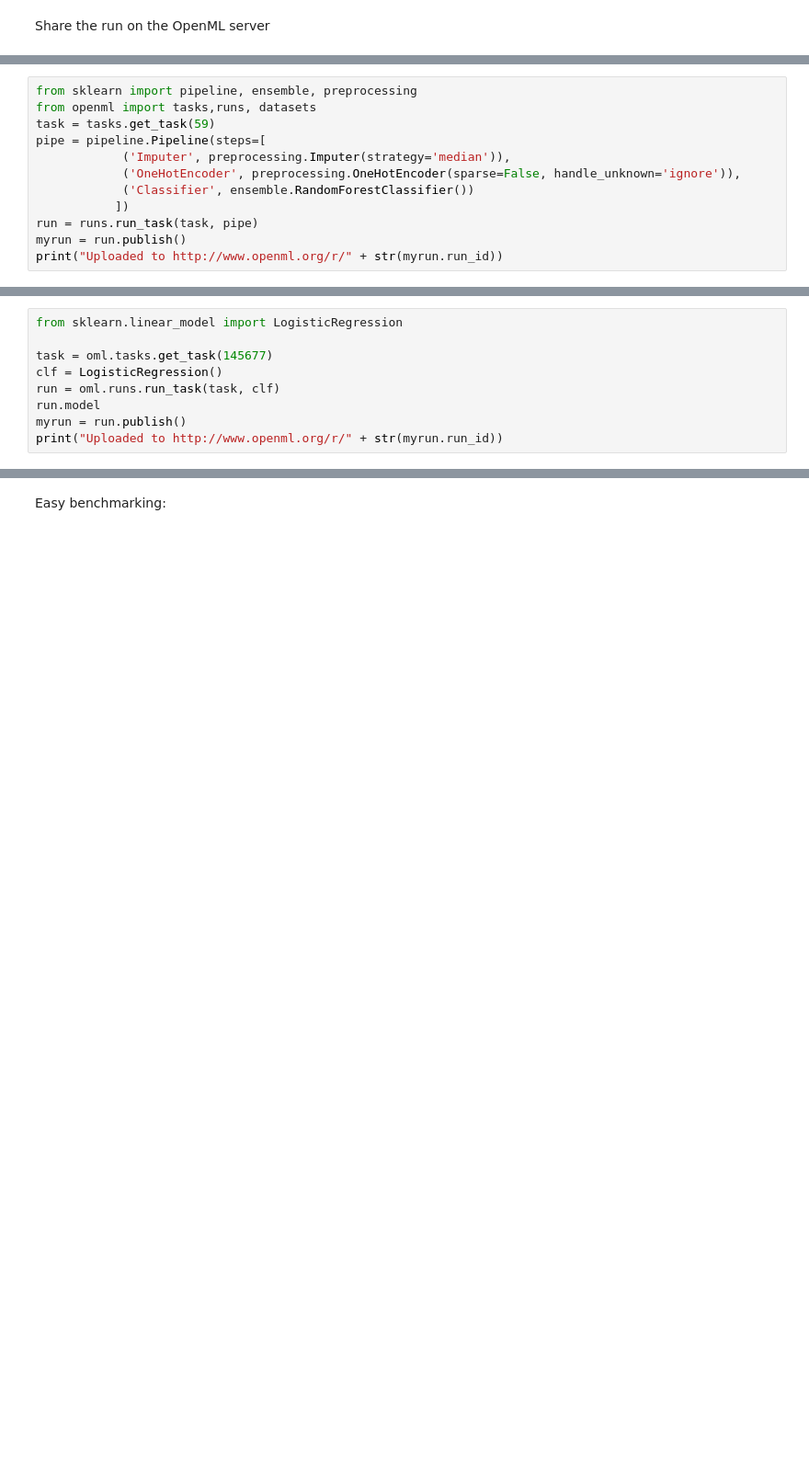
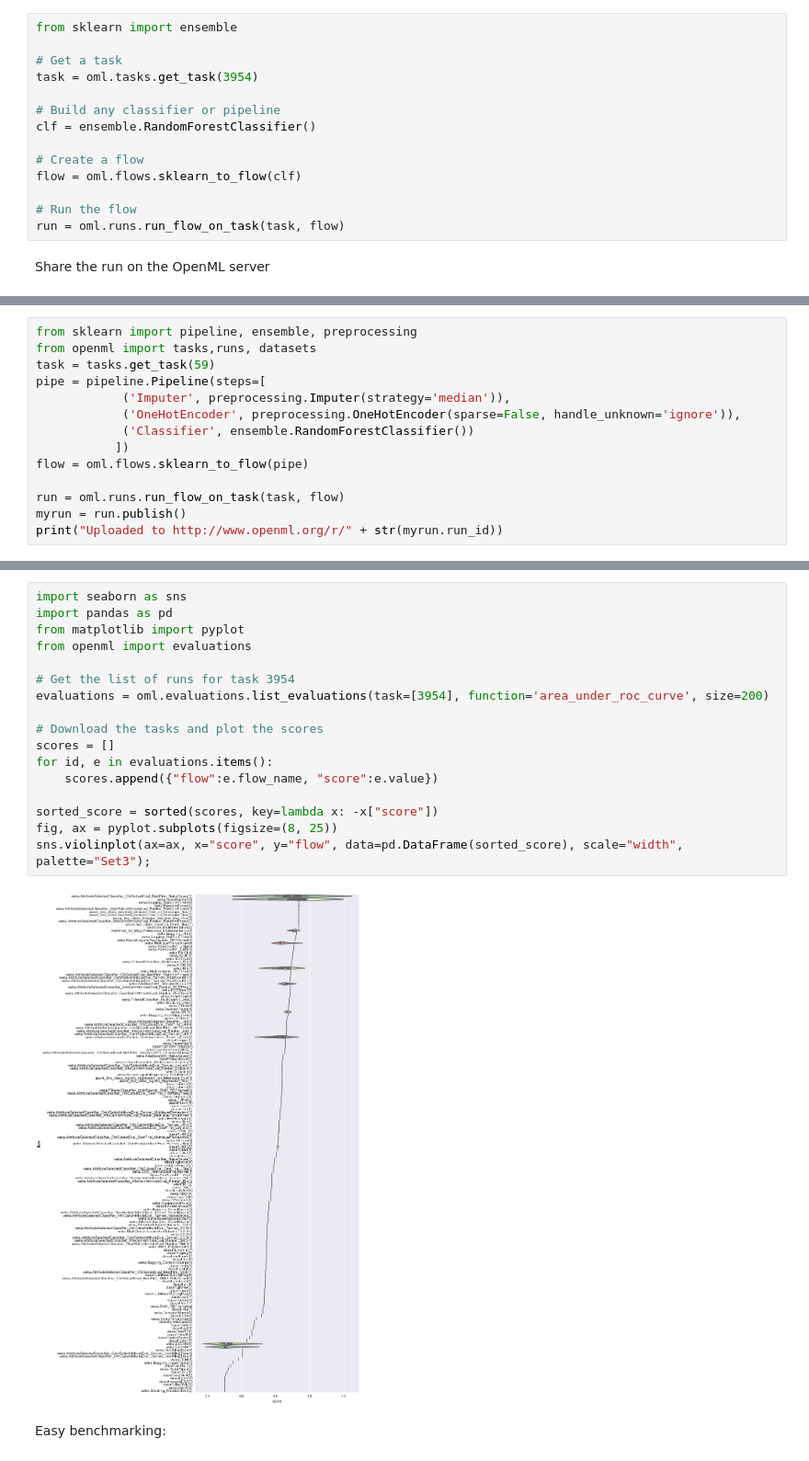
Before and after one commit to joaquinvanschoren/ML-intro, a Jupyter notebook: 00 Tutorial 2a - OpenML.ipynb, the cells around one changed output, grey strips where cells are left out. Shown at 92% size. Cells and saved outputs as stored; diff of their text form; blank space fills up the shorter version.

```diff
--- a/00 Tutorial 2a - OpenML.ipynb
+++ b/00 Tutorial 2a - OpenML.ipynb
@@ -337,3 +272,17 @@ KNeighborsClassifier(algorithm='auto', leaf_size=30, metric='minkowski',
+# %%
+from sklearn import ensemble
+
+# Get a task
+task = oml.tasks.get_task(3954)
+
+# Build any classifier or pipeline
+clf = ensemble.RandomForestClassifier()
+
+# Create a flow
+flow = oml.flows.sklearn_to_flow(clf)
+
+# Run the flow
+run = oml.runs.run_flow_on_task(task, flow)
 # %% [markdown]
 Share the run on the OpenML server
 # %%
@@ -352,7 +302,9 @@ pipe = pipeline.Pipeline(steps=[
             ('OneHotEncoder', preprocessing.OneHotEncoder(sparse=False, handle_unknown='ignore')),
             ('Classifier', ensemble.RandomForestClassifier())
            ])
-run = runs.run_task(task, pipe)
+flow = oml.flows.sklearn_to_flow(pipe)
+
+run = oml.runs.run_flow_on_task(task, flow)
 myrun = run.publish()
 print("Uploaded to http://www.openml.org/r/" + str(myrun.run_id))
 # %% [output]
@@ -363,9 +311,0 @@ Train any model on any OpenML dataset and upload to OpenML in a few lines of cod
-# %%
-from sklearn.linear_model import LogisticRegression
-
-task = oml.tasks.get_task(145677)
-clf = LogisticRegression()
-run = oml.runs.run_task(task, clf)
-run.model
-myrun = run.publish()
-print("Uploaded to http://www.openml.org/r/" + str(myrun.run_id))
@@ -387,3 +315,22 @@ We'll see many machine learning algorithms in this course. Try to build the best
+# %%
+import seaborn as sns
+import pandas as pd
+from matplotlib import pyplot
+from openml import evaluations
+
+# Get the list of runs for task 3954
+evaluations = oml.evaluations.list_evaluations(task=[3954], function='area_under_roc_curve', size=200)
+
+# Download the tasks and plot the scores
+scores = []
+for id, e in evaluations.items():
+    scores.append({"flow":e.flow_name, "score":e.value})
+
+sorted_score = sorted(scores, key=lambda x: -x["score"])
+fig, ax = pyplot.subplots(figsize=(8, 25))
+sns.violinplot(ax=ax, x="score", y="flow", data=pd.DataFrame(sorted_score), scale="width", palette="Set3");
+# %% [output]
+[figure, added]
 # %% [markdown]
 Easy benchmarking:
 # %%
```
Also changed, not shown: parts of 51 cells of this notebook, 17 other files.
